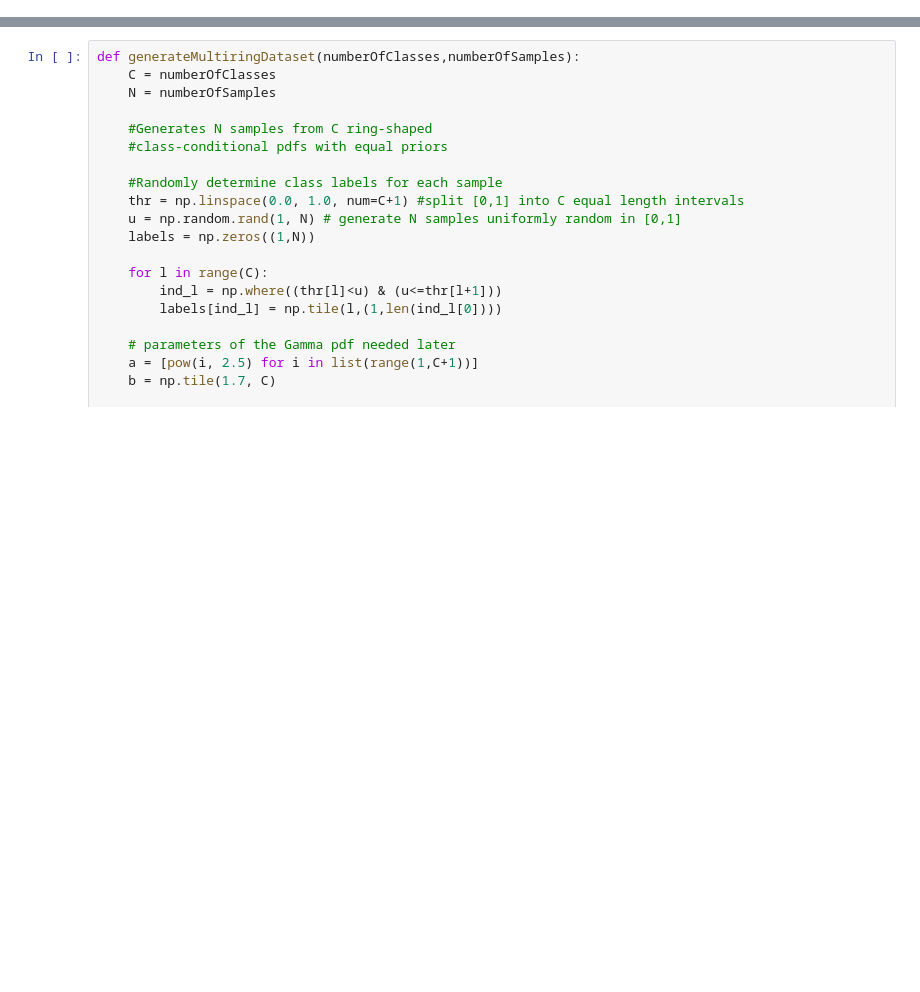
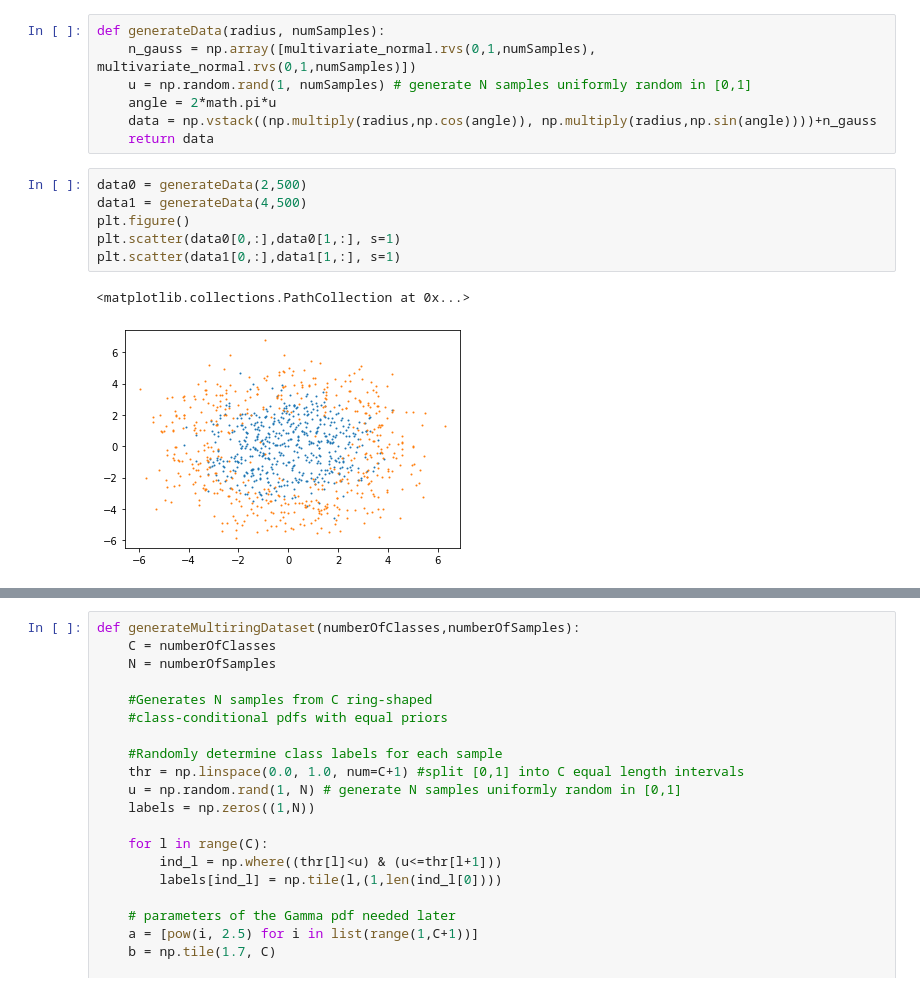
Before and after one commit to meuliano/EECE5644, a Jupyter notebook: HW4/hw4_1_test copy.ipynb, the cells around one changed output, grey strips where cells are left out. Saved outputs shown, nothing was run; the diff lists cells and outputs as text; blank space fills up the shorter version.

```diff
--- a/HW4/hw4_1_test copy.ipynb
+++ b/HW4/hw4_1_test copy.ipynb
@@ -5,0 +16,16 @@ import matplotlib.cm as cm
+# %%
+def generateData(radius, numSamples):
+    n_gauss = np.array([multivariate_normal.rvs(0,1,numSamples), multivariate_normal.rvs(0,1,numSamples)])
+    u = np.random.rand(1, numSamples) # generate N samples uniformly random in [0,1]
+    angle = 2*math.pi*u
+    data = np.vstack((np.multiply(radius,np.cos(angle)), np.multiply(radius,np.sin(angle))))+n_gauss
+    return data
+# %%
+data0 = generateData(2,500)
+data1 = generateData(4,500)
+plt.figure()
+plt.scatter(data0[0,:],data0[1,:], s=1)
+plt.scatter(data1[0,:],data1[1,:], s=1)
+# %% [output]
+<matplotlib.collections.PathCollection at 0x...>
+[figure, added]
```
Also changed, not shown: parts of 8 cells of this notebook, 9 other files.
